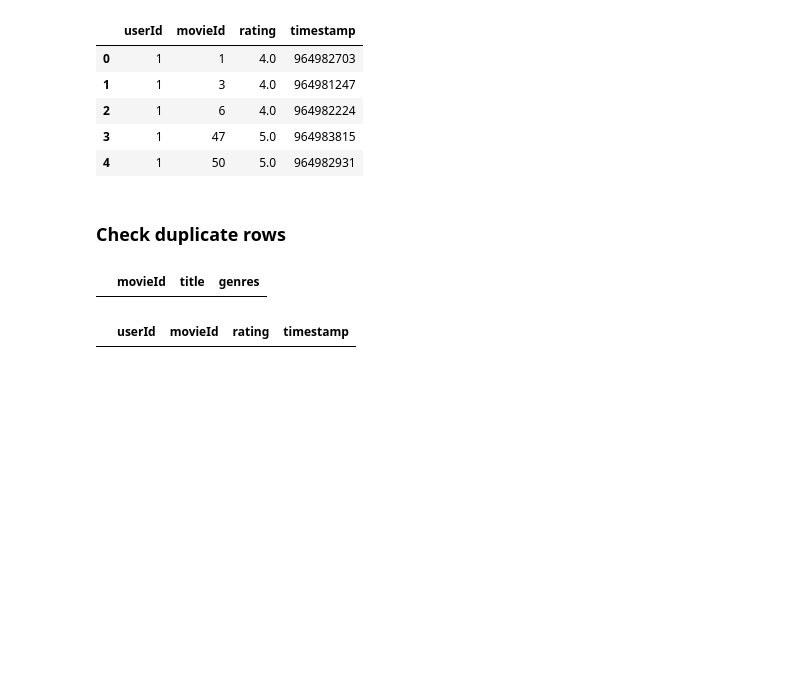
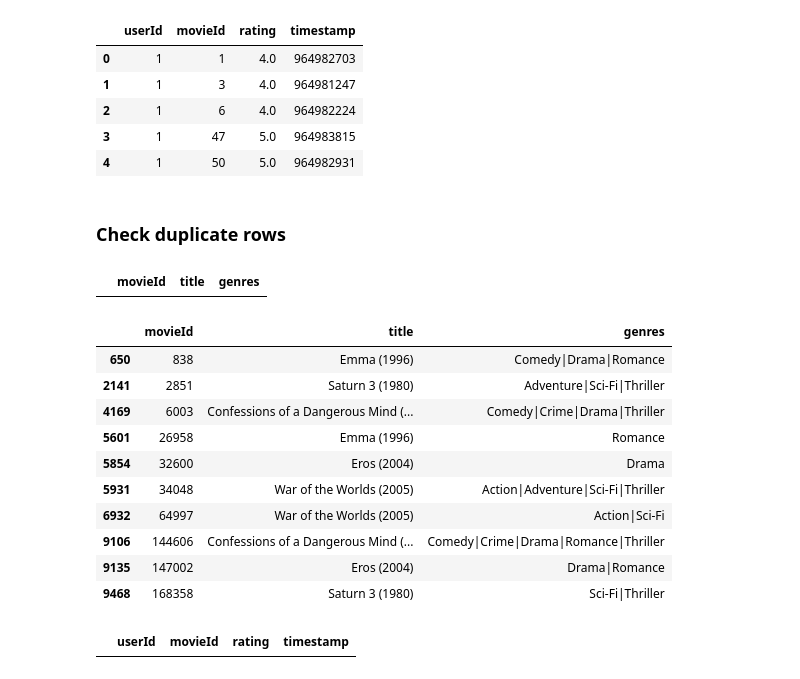
Before and after one commit to ppkgtmm/big-data, a Jupyter notebook: Lecture 2 - Data Preparation/Exercise.ipynb, the cells around one changed output. Drawn from its saved outputs; the diff is of its cells as text; code cells hidden in the pictures; blank space fills up the shorter version.

```diff
--- a/Lecture 2 - Data Preparation/Exercise.ipynb
+++ b/Lecture 2 - Data Preparation/Exercise.ipynb
@@ -35,6 +38,22 @@ ratings.head()
 movies[movies.duplicated(subset=['movieId'])]
 # %% [output]
 |  | movieId | title | genres |
+# %%
+dup_movie_ids = movies[movies.duplicated(subset=['title'], keep=False)].reset_index().movieId
+
+movies[movies.duplicated(subset=['title'], keep=False)]
+# %% [output]
+|  | movieId | title | genres |
+| 650 | 838 | Emma (1996) | Comedy|Drama|Romance |
+| 2141 | 2851 | Saturn 3 (1980) | Adventure|Sci-Fi|Thriller |
+| 4169 | 6003 | Confessions of a Dangerous Mind (... | Comedy|Crime|Drama|Thriller |
+| 5601 | 26958 | Emma (1996) | Romance |
+| 5854 | 32600 | Eros (2004) | Drama |
+| 5931 | 34048 | War of the Worlds (2005) | Action|Adventure|Sci-Fi|Thriller |
+| 6932 | 64997 | War of the Worlds (2005) | Action|Sci-Fi |
+| 9106 | 144606 | Confessions of a Dangerous Mind (... | Comedy|Crime|Drama|Romance|Thriller |
+| 9135 | 147002 | Eros (2004) | Drama|Romance |
+| 9468 | 168358 | Saturn 3 (1980) | Sci-Fi|Thriller |
 # %%
 ratings[ratings.duplicated(subset=['userId', 'movieId'])]
 # %% [output]
```
Also changed, not shown: parts of 32 cells of this notebook.
